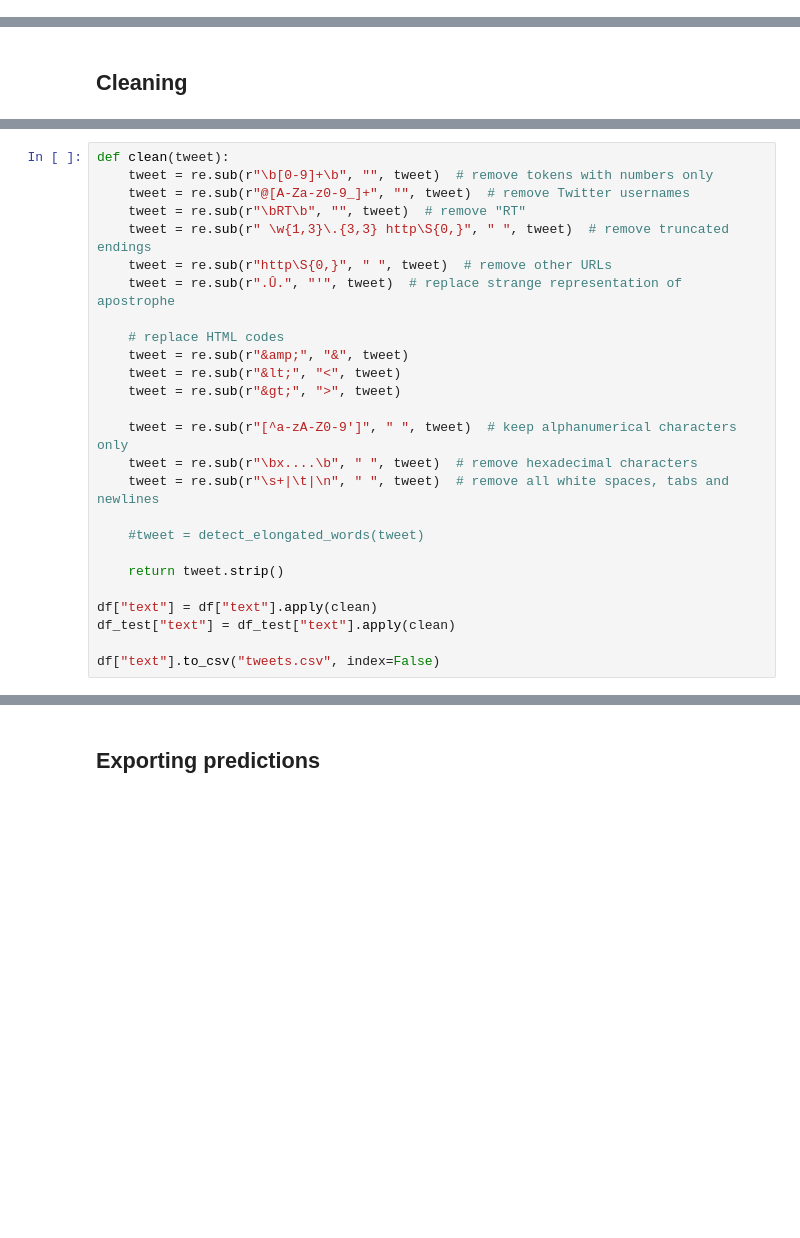
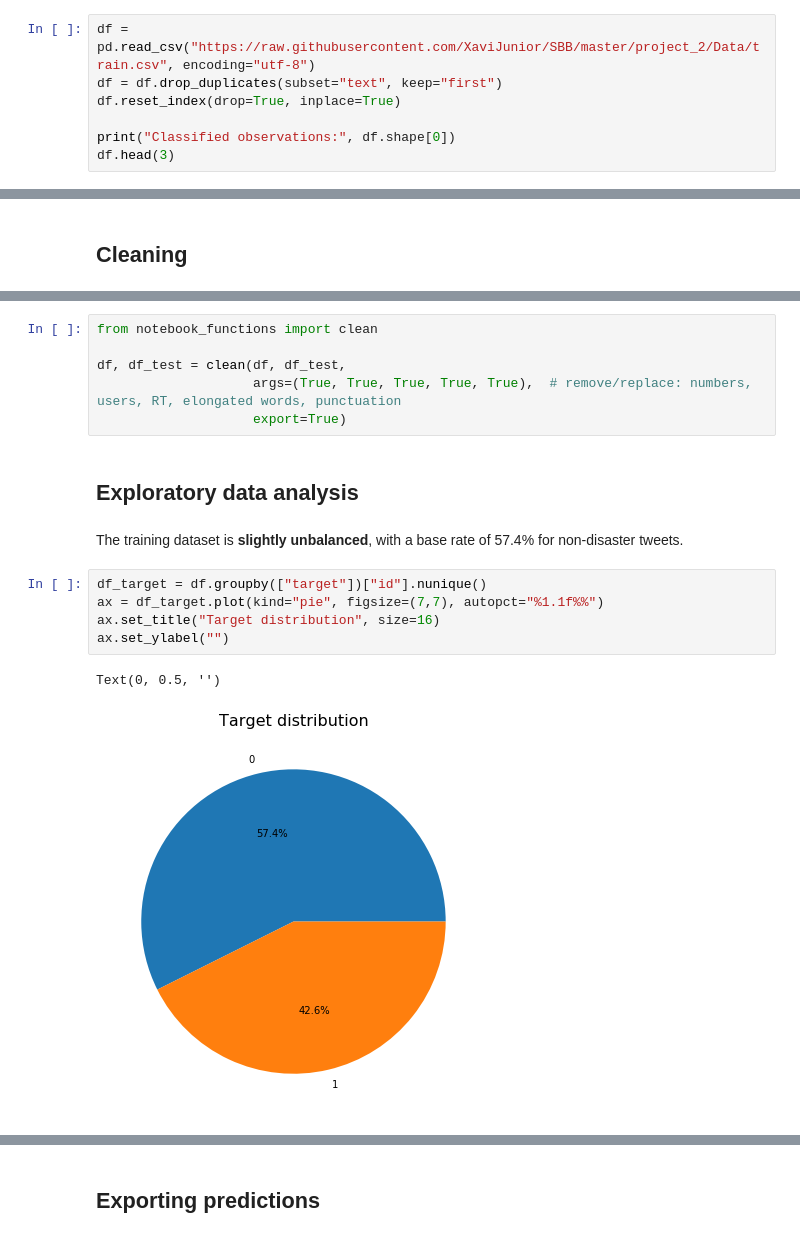
Before and after one commit to XaviJunior/SBB, a Jupyter notebook: project_2/Code/Team_SBB_project_2_Disaster_tweets.ipynb, the cells around one changed output, grey strips where cells are left out. Cells and saved outputs as stored; diff of their text form; blank space fills up the shorter version.

```diff
--- a/project_2/Code/Team_SBB_project_2_Disaster_tweets.ipynb
+++ b/project_2/Code/Team_SBB_project_2_Disaster_tweets.ipynb
@@ -72,0 +78,7 @@ Sometimes, the tweet's `location` is also given. It is however missing in a larg
+# %%
+df = pd.read_csv("https://raw.githubusercontent.com/XaviJunior/SBB/master/project_2/Data/train.csv", encoding="utf-8")
+df = df.drop_duplicates(subset="text", keep="first")
+df.reset_index(drop=True, inplace=True)
+
+print("Classified observations:", df.shape[0])
+df.head(3)
@@ -137,26 +105,0 @@ kept duplicates (reinforcment of the fact that some words indicate disasters (or
-# %%
-def clean(tweet):
-    tweet = re.sub(r"\b[0-9]+\b", "", tweet)  # remove tokens with numbers only
-    tweet = re.sub(r"@[A-Za-z0-9_]+", "", tweet)  # remove Twitter usernames
-    tweet = re.sub(r"\bRT\b", "", tweet)  # remove "RT"
-    tweet = re.sub(r" \w{1,3}\.{3,3} http\S{0,}", " ", tweet)  # remove truncated endings
-    tweet = re.sub(r"http\S{0,}", " ", tweet)  # remove other URLs
-    tweet = re.sub(r".Û.", "'", tweet)  # replace strange representation of apostrophe
-
-    # replace HTML codes
-    tweet = re.sub(r"&amp;", "&", tweet)
-    tweet = re.sub(r"&lt;", "<", tweet)
-    tweet = re.sub(r"&gt;", ">", tweet)
-
-    tweet = re.sub(r"[^a-zA-Z0-9']", " ", tweet)  # keep alphanumerical characters only
-    tweet = re.sub(r"\bx....\b", " ", tweet)  # remove hexadecimal characters
-    tweet = re.sub(r"\s+|\t|\n", " ", tweet)  # remove all white spaces, tabs and newlines
-
-    #tweet = detect_elongated_words(tweet)
-
-    return tweet.strip()
-
-df["text"] = df["text"].apply(clean)
-df_test["text"] = df_test["text"].apply(clean)
-
-df["text"].to_csv("tweets.csv", index=False)
@@ -162,0 +125,18 @@ df["text"].to_csv("tweets.csv", index=False)
+# %%
+from notebook_functions import clean
+
+df, df_test = clean(df, df_test,
+                    args=(True, True, True, True, True),  # remove/replace: numbers, users, RT, elongated words, punctuation
+                    export=True)
+# %% [markdown]
+## Exploratory data analysis
+# %% [markdown]
+The training dataset is **slightly unbalanced**, with a base rate of 57.4% for non-disaster tweets.
+# %%
+df_target = df.groupby(["target"])["id"].nunique()
+ax = df_target.plot(kind="pie", figsize=(7,7), autopct="%1.1f%%")
+ax.set_title("Target distribution", size=16)
+ax.set_ylabel("")
+# %% [output]
+Text(0, 0.5, '')
+[figure, added]
```
Also changed, not shown: parts of 53 cells of this notebook, 1 other file.
